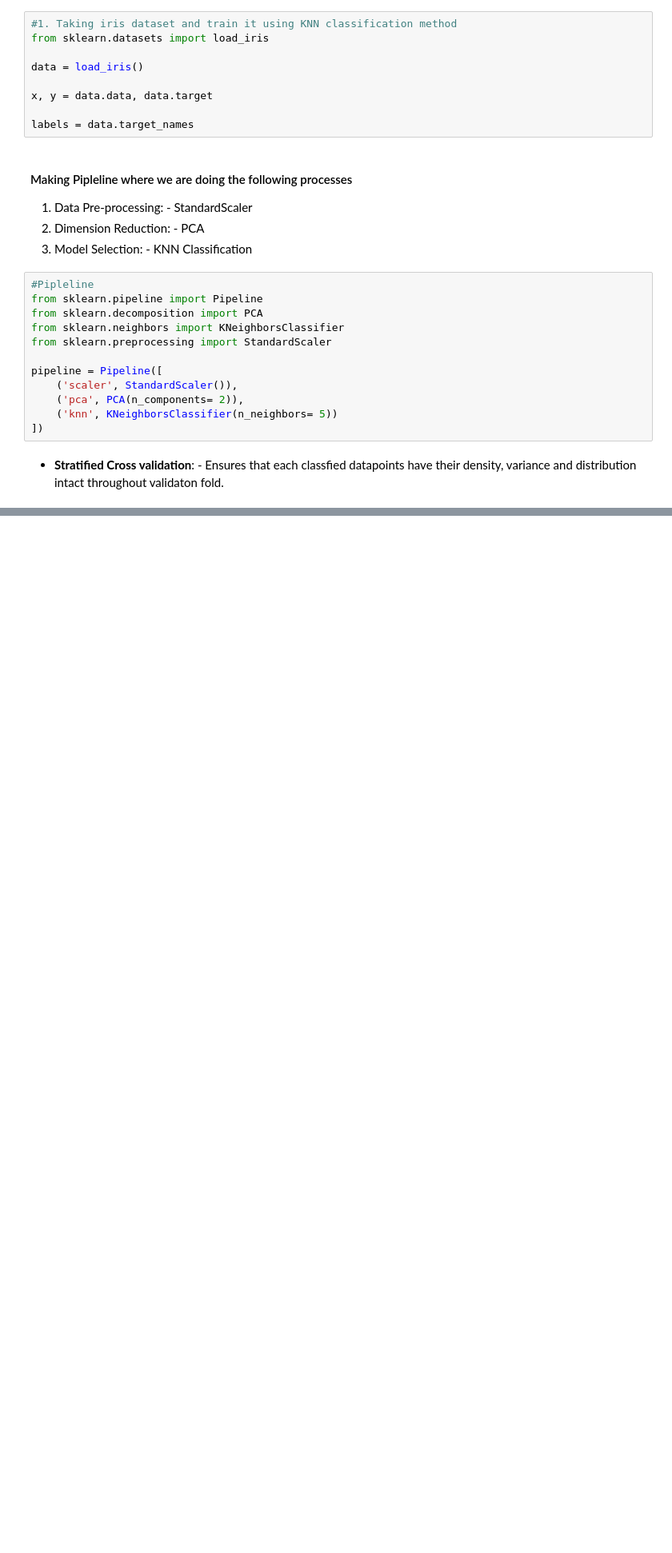
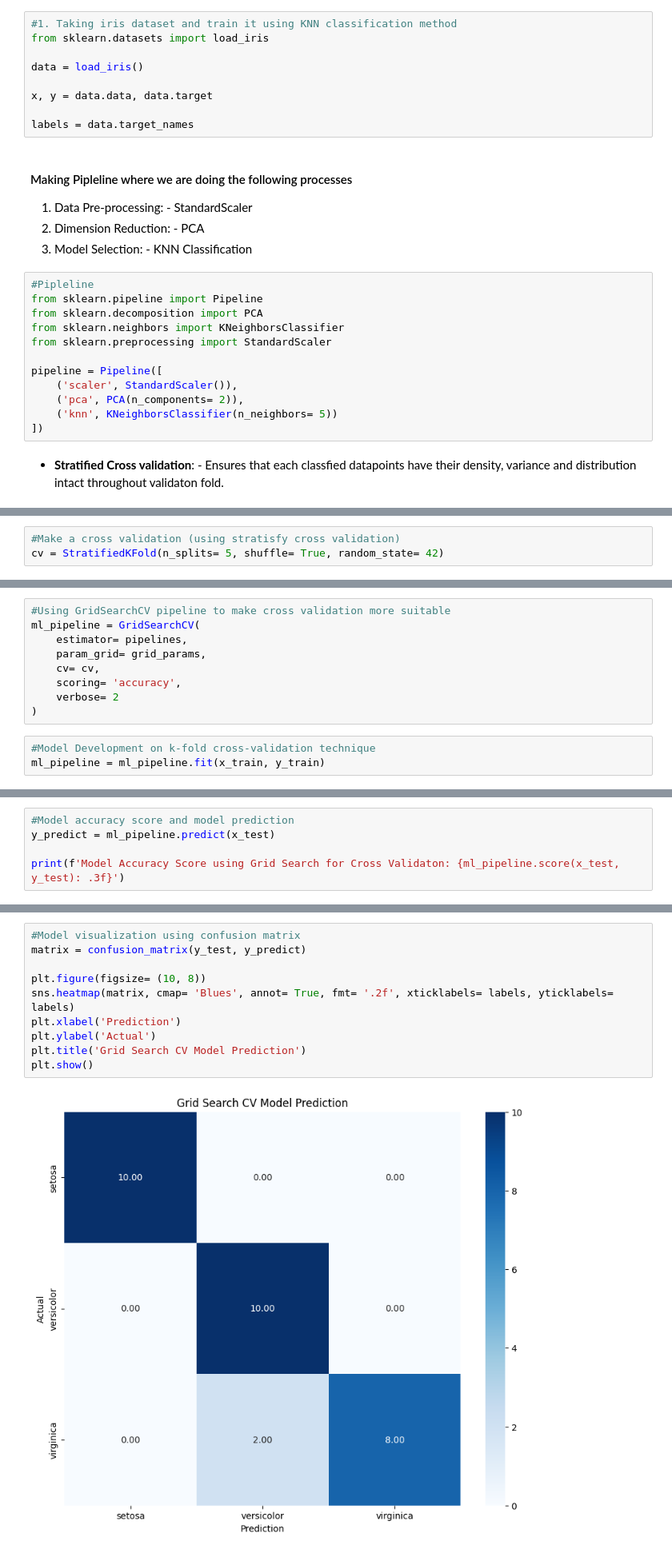
Before and after one commit to Priyanshu-21/AI-and-Machine-Learning, a Jupyter notebook: Metrics/ML_Pipleline.ipynb, the cells around one changed output, grey strips where cells are left out. Shown at 80% size. Drawn from its saved outputs; the diff is of its cells as text; blank space fills up the shorter version.

```diff
--- a/Metrics/ML_Pipleline.ipynb
+++ b/Metrics/ML_Pipleline.ipynb
@@ -51,0 +96,3 @@ from sklearn.model_selection import train_test_split, GridSearchCV, StratifiedKF
+# %%
+#Make a cross validation (using stratisfy cross validation)
+cv = StratifiedKFold(n_splits= 5, shuffle= True, random_state= 42)
@@ -51,0 +106,12 @@ from sklearn.model_selection import train_test_split, GridSearchCV, StratifiedKF
+# %%
+#Using GridSearchCV pipeline to make cross validation more suitable
+ml_pipeline = GridSearchCV(
+    estimator= pipelines,
+    param_grid= grid_params,
+    cv= cv,
+    scoring= 'accuracy',
+    verbose= 2
+)
+# %%
+#Model Development on k-fold cross-validation technique
+ml_pipeline = ml_pipeline.fit(x_train, y_train)
@@ -51,0 +139,5 @@ from sklearn.model_selection import train_test_split, GridSearchCV, StratifiedKF
+# %%
+#Model accuracy score and model prediction
+y_predict = ml_pipeline.predict(x_test)
+
+print(f'Model Accuracy Score using Grid Search for Cross Validaton: {ml_pipeline.score(x_test, y_test): .3f}')
@@ -51,0 +146,12 @@ from sklearn.model_selection import train_test_split, GridSearchCV, StratifiedKF
+# %%
+#Model visualization using confusion matrix
+matrix = confusion_matrix(y_test, y_predict)
+
+plt.figure(figsize= (10, 8))
+sns.heatmap(matrix, cmap= 'Blues', annot= True, fmt= '.2f', xticklabels= labels, yticklabels= labels)
+plt.xlabel('Prediction')
+plt.ylabel('Actual')
+plt.title('Grid Search CV Model Prediction')
+plt.show()
+# %% [output]
+[figure, added]
```
Also changed, not shown: parts of 17 cells of this notebook.
